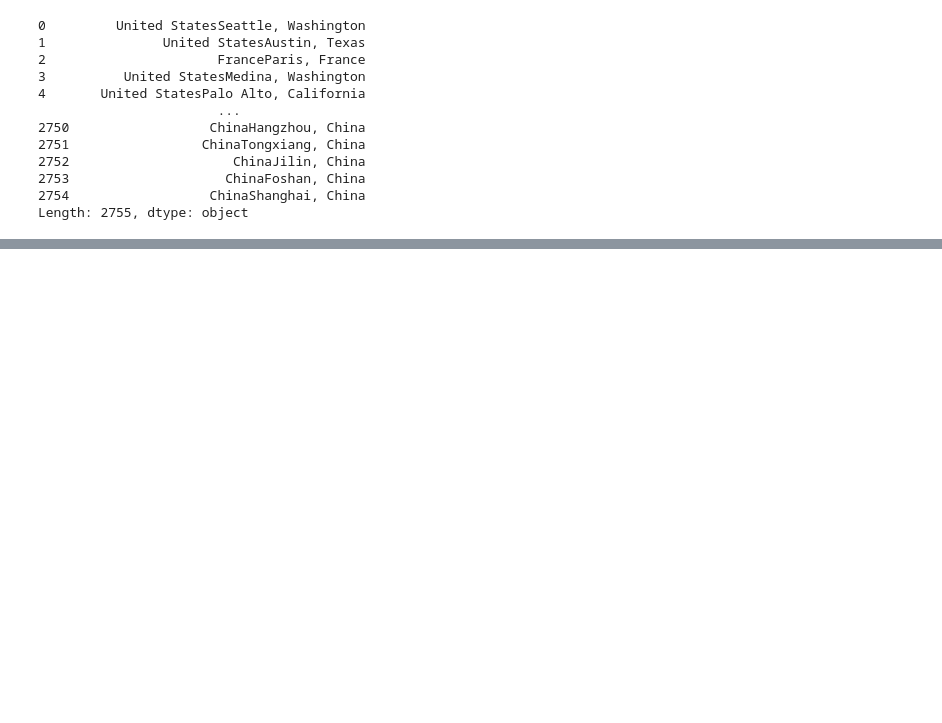
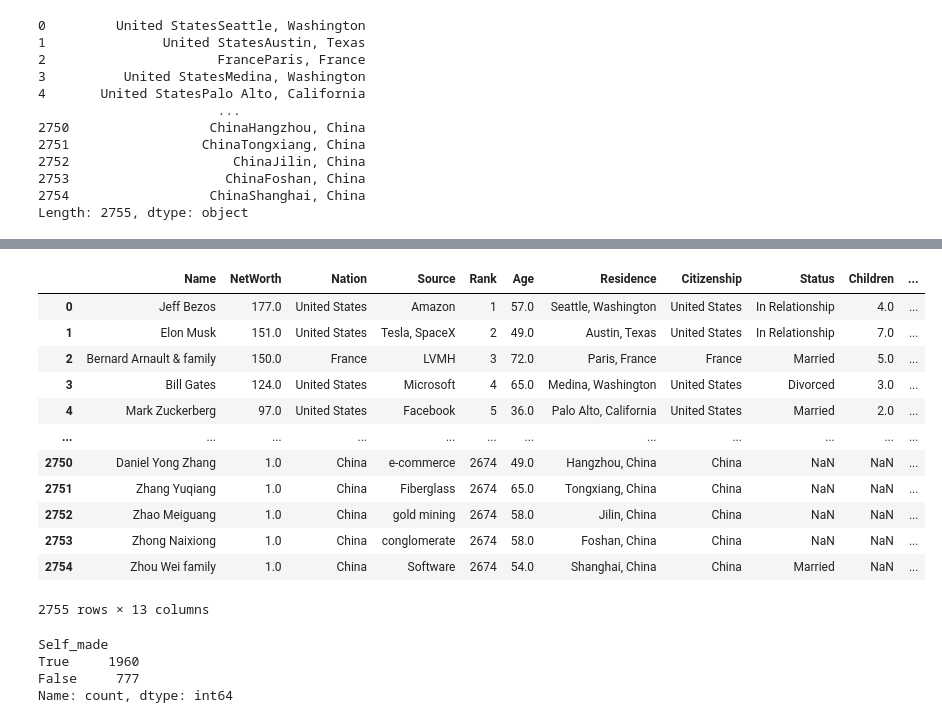
Before and after one commit to 0098goutham/Rubicon_Python_workshop, a Jupyter notebook: Rubicon_Python_D6.ipynb, the cells around one changed output, grey strips where cells are left out. Saved outputs shown, nothing was run; the diff lists cells and outputs as text; code cells hidden in the pictures; blank space fills up the shorter version.

```diff
--- a/Rubicon_Python_D6.ipynb
+++ b/Rubicon_Python_D6.ipynb
@@ -180,0 +245,23 @@ df
+# %%
+df
+# %% [output]
+|  | Name | NetWorth | Nation | Source | Rank | Age | Residence | Citizenship | Status | Children | ... |
+| 0 | Jeff Bezos | 177.0 | United States | Amazon | 1 | 57.0 | Seattle, Washington | United States | In Relationship | 4.0 | ... |
+| 1 | Elon Musk | 151.0 | United States | Tesla, SpaceX | 2 | 49.0 | Austin, Texas | United States | In Relationship | 7.0 | ... |
+| 2 | Bernard Arnault & family | 150.0 | France | LVMH | 3 | 72.0 | Paris, France | France | Married | 5.0 | ... |
+| 3 | Bill Gates | 124.0 | United States | Microsoft | 4 | 65.0 | Medina, Washington | United States | Divorced | 3.0 | ... |
+| 4 | Mark Zuckerberg | 97.0 | United States | Facebook | 5 | 36.0 | Palo Alto, California | United States | Married | 2.0 | ... |
+| ... | ... | ... | ... | ... | ... | ... | ... | ... | ... | ... | ... |
+| 2750 | Daniel Yong Zhang | 1.0 | China | e-commerce | 2674 | 49.0 | Hangzhou, China | China | NaN | NaN | ... |
+| 2751 | Zhang Yuqiang | 1.0 | China | Fiberglass | 2674 | 65.0 | Tongxiang, China | China | NaN | NaN | ... |
+| 2752 | Zhao Meiguang | 1.0 | China | gold mining | 2674 | 58.0 | Jilin, China | China | NaN | NaN | ... |
+| 2753 | Zhong Naixiong | 1.0 | China | conglomerate | 2674 | 58.0 | Foshan, China | China | NaN | NaN | ... |
+| 2754 | Zhou Wei family | 1.0 | China | Software | 2674 | 54.0 | Shanghai, China | China | Married | NaN | ... |
+2755 rows × 13 columns
+# %%
+df["Self_made"].value_counts()
+# %% [output]
+Self_made
+True     1960
+False     777
+Name: count, dtype: int64
```
Also changed, not shown: parts of 6 cells of this notebook.
